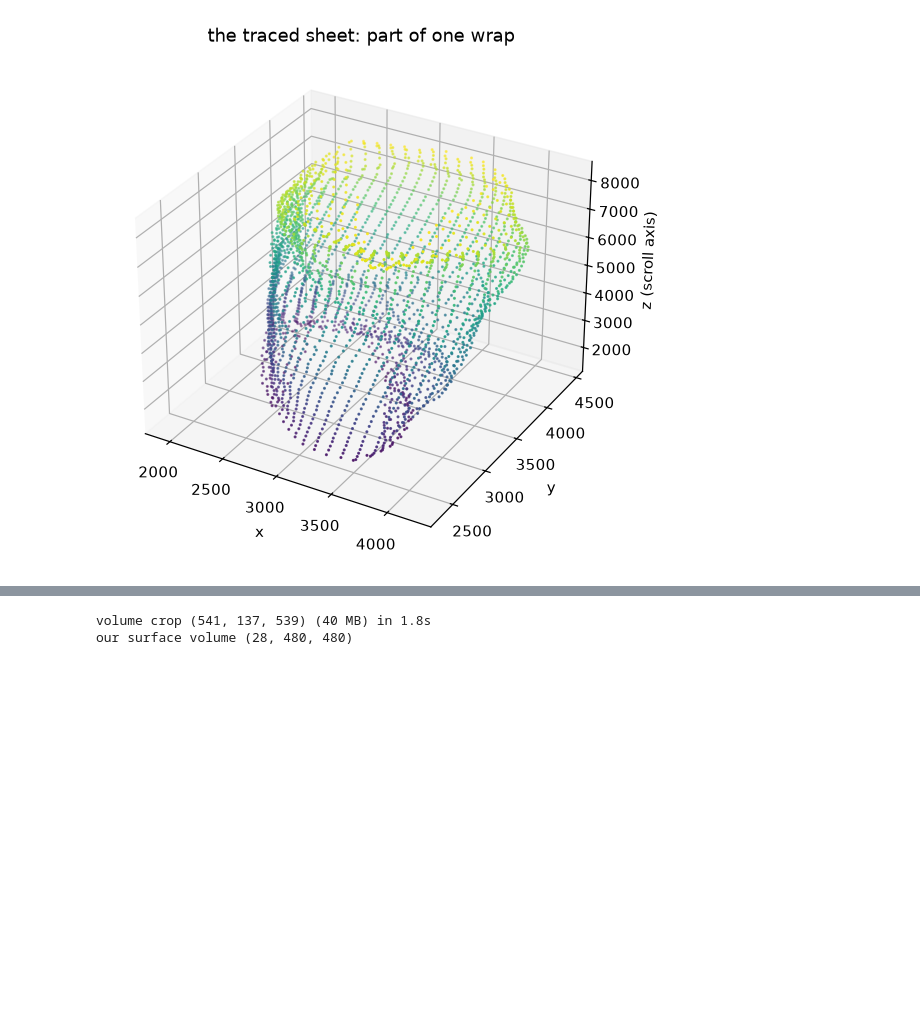
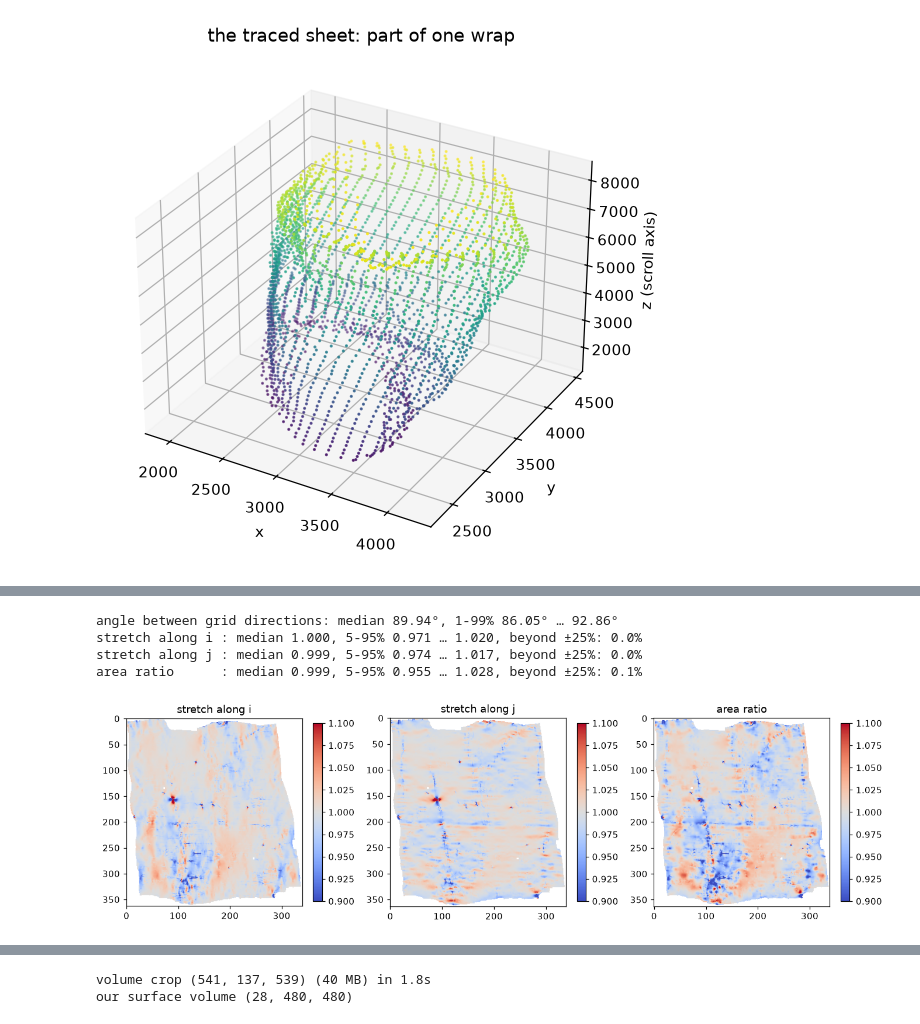
Before and after one commit to alexchilton/vesuvius-labs, a Jupyter notebook: notebooks/02_flattening.ipynb, the cells around one changed output, grey strips where cells are left out. Cells and saved outputs as stored; diff of their text form; code cells hidden in the pictures; blank space fills up the shorter version.

```diff
--- a/notebooks/02_flattening.ipynb
+++ b/notebooks/02_flattening.ipynb
@@ -57,0 +72,23 @@ For a 24 × 24 grid patch (480 × 480 pixels):
+# %%
+P3 = np.stack([x, y, z], -1).astype(np.float64); ok = x > 0
+di = np.linalg.norm(P3[1:, :] - P3[:-1, :], axis=-1) / 20; di[~(ok[1:] & ok[:-1])] = np.nan
+dj = np.linalg.norm(P3[:, 1:] - P3[:, :-1], axis=-1) / 20; dj[~(ok[:, 1:] & ok[:, :-1])] = np.nan
+cr = np.linalg.norm(np.cross(P3[1:, :-1] - P3[:-1, :-1], P3[:-1, 1:] - P3[:-1, :-1]), axis=-1) / 400
+cr[~(ok[1:, :-1] & ok[:-1, 1:] & ok[:-1, :-1])] = np.nan
+a3, b3 = P3[1:, :-1] - P3[:-1, :-1], P3[:-1, 1:] - P3[:-1, :-1]
+with np.errstate(invalid='ignore'):
+    ang = np.degrees(np.arccos(np.clip((a3 * b3).sum(-1) / np.linalg.norm(a3, axis=-1) / np.linalg.norm(b3, axis=-1), -1, 1)))
+ang[np.isnan(cr)] = np.nan
+q = np.nanpercentile(ang, [1, 50, 99]); print(f'angle between grid directions: median {q[1]:.2f}°, 1-99% {q[0]:.2f}° … {q[2]:.2f}°')
+for name, s in (('stretch along i', di), ('stretch along j', dj), ('area ratio', cr)):
+    q = np.nanpercentile(s, [5, 50, 95]); print(f'{name:16s}: median {q[1]:.3f}, 5-95% {q[0]:.3f} … {q[2]:.3f}, beyond ±25%: {np.nanmean(np.abs(s - 1) > .25):.1%}')
+fig, ax = plt.subplots(1, 3, figsize=(15, 4.5))
+for a, s, name in zip(ax, (di, dj, cr), ('stretch along i', 'stretch along j', 'area ratio')):
+    im = a.imshow(s, cmap='coolwarm', vmin=0.9, vmax=1.1); a.set_title(name); plt.colorbar(im, ax=a, shrink=.8)
+plt.show()
+# %% [output]
+angle between grid directions: median 89.94°, 1-99% 86.05° … 92.86°
+stretch along i : median 1.000, 5-95% 0.971 … 1.020, beyond ±25%: 0.0%
+stretch along j : median 0.999, 5-95% 0.974 … 1.017, beyond ±25%: 0.0%
+area ratio      : median 0.999, 5-95% 0.955 … 1.028, beyond ±25%: 0.1%
+[figure, added]
```
Also changed, not shown: parts of 10 cells of this notebook, 10 other files.
